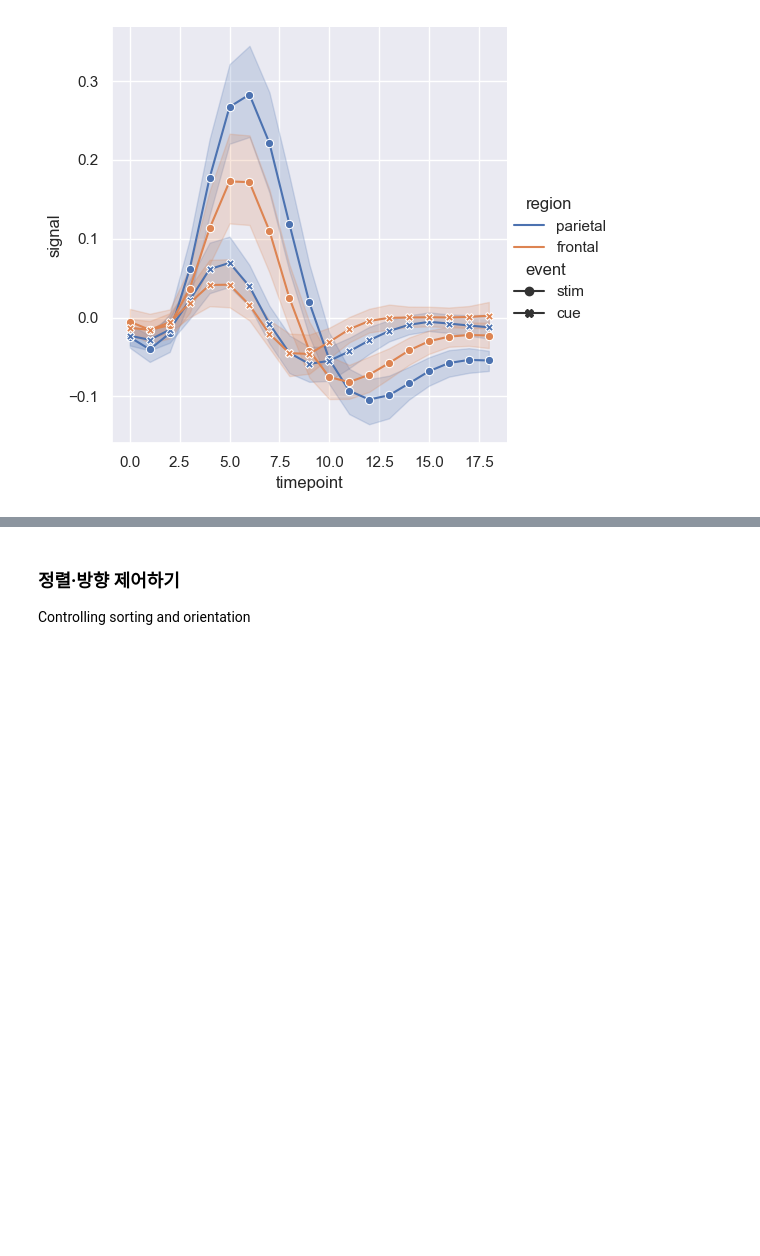
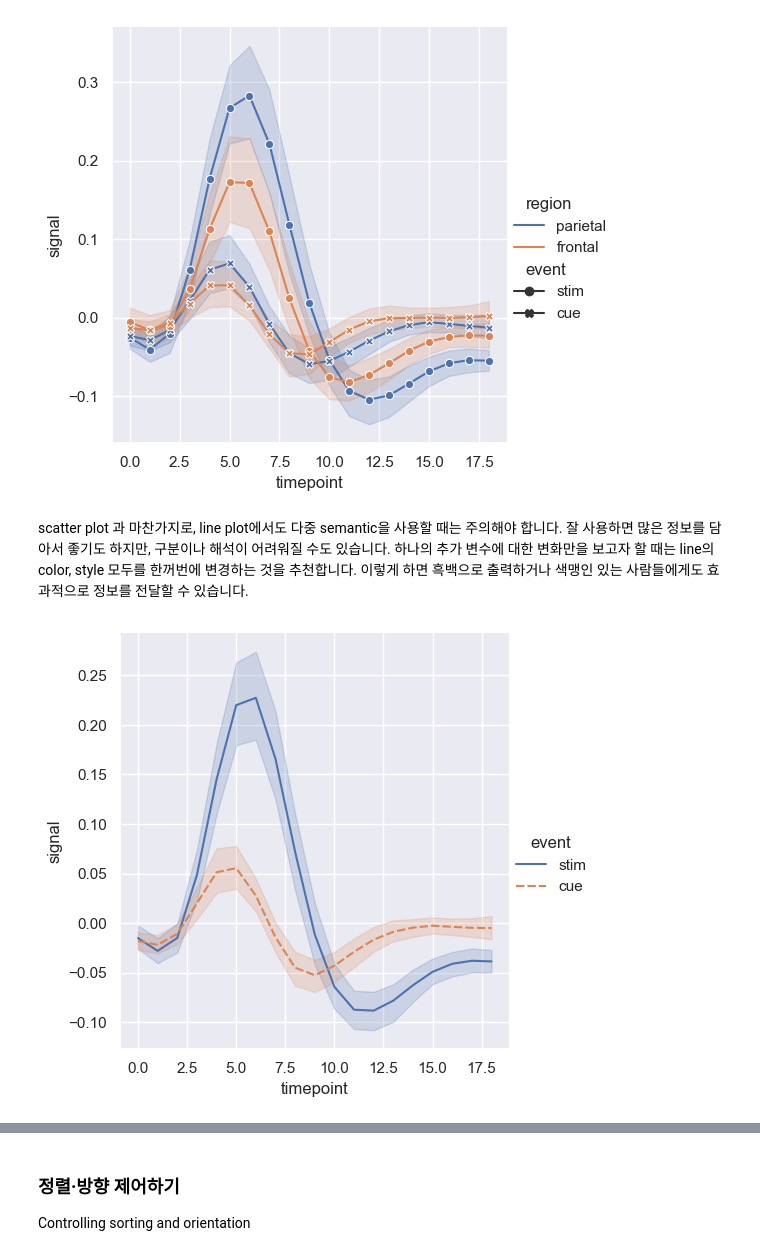
Before and after one commit to kjmn1105/Seaborn-Tuorial, a Jupyter notebook: 6_Plotting functions (1).ipynb, the cells around one changed output, grey strips where cells are left out. Cells and saved outputs as stored; diff of their text form; code cells hidden in the pictures; blank space fills up the shorter version.

```diff
--- a/6_Plotting functions (1).ipynb
+++ b/6_Plotting functions (1).ipynb
@@ -150,3 +150,10 @@ sns.relplot(data=fmri, kind="line", x="timepoint", y="signal",
             hue="region", style="event", dashes=False, markers=True);
 # %% [output]
 [figure]
+# %% [markdown]
+scatter plot 과 마찬가지로, line plot에서도 다중 semantic을 사용할 때는 주의해야 합니다. 잘 사용하면 많은 정보를 담아서 좋기도 하지만, 구분이나 해석이 어려워질 수도 있습니다. 하나의 추가 변수에 대한 변화만을 보고자 할 때는 line의 color, style 모두를 한꺼번에 변경하는 것을 추천합니다. 이렇게 하면 흑백으로 출력하거나 색맹인 있는 사람들에게도 효과적으로 정보를 전달할 수 있습니다.
+# %%
+sns.relplot(data=fmri, kind='line', x='timepoint', y='signal',
+           hue='event', style='event');
+# %% [output]
+[figure, added]
```
Also changed, not shown: parts of 16 cells of this notebook.
